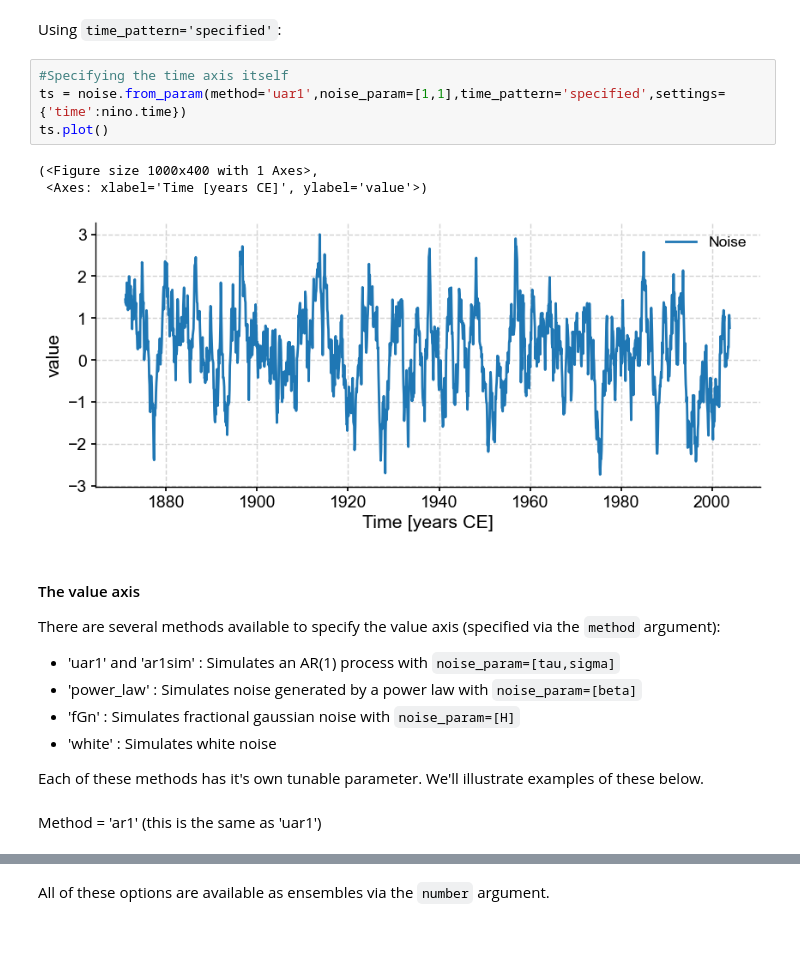
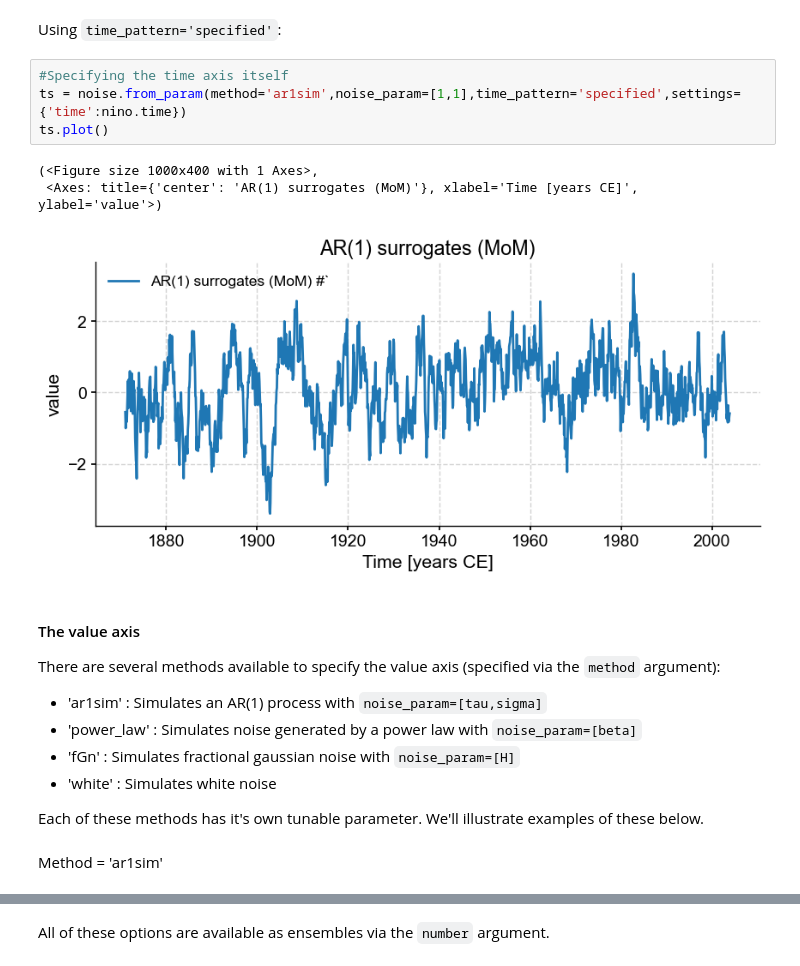
Before and after one commit to LinkedEarth/PaleoBeasts, a Jupyter notebook: notebooks/noise_demo.ipynb, the cells around one changed output, grey strips where cells are left out. Cells and saved outputs as stored; diff of their text form; blank space fills up the shorter version.

```diff
--- a/notebooks/noise_demo.ipynb
+++ b/notebooks/noise_demo.ipynb
@@ -76,23 +75,23 @@ ts.plot()
 Using `time_pattern='specified'`:
 # %%
 #Specifying the time axis itself
-ts = noise.from_param(method='uar1',noise_param=[1,1],time_pattern='specified',settings={'time':nino.time})
+ts = noise.from_param(method='ar1sim',noise_param=[1,1],time_pattern='specified',settings={'time':nino.time})
 ts.plot()
 # %% [output]
 (<Figure size 1000x400 with 1 Axes>,
- <Axes: xlabel='Time [years CE]', ylabel='value'>)
+ <Axes: title={'center': 'AR(1) surrogates (MoM)'}, xlabel='Time [years CE]', ylabel='value'>)
-[figure, old version]
+[figure, new version]
 # %% [markdown]
 #### The value axis
 
 There are several methods available to specify the value axis (specified via the `method` argument):
 
-* 'uar1' and 'ar1sim' : Simulates an AR(1) process with `noise_param=[tau,sigma]`
+* 'ar1sim' : Simulates an AR(1) process with `noise_param=[tau,sigma]`
 * 'power_law' : Simulates noise generated by a power law with `noise_param=[beta]`
 * 'fGn' : Simulates fractional gaussian noise with `noise_param=[H]`
 * 'white' : Simulates white noise
 
 Each of these methods has it's own tunable parameter. We'll illustrate examples of these below.
-# %% [markdown]
-Method = 'ar1' (this is the same as 'uar1')
+# %% [markdown]
+Method = 'ar1sim'
 # %%
```
Also changed, not shown: parts of 17 cells of this notebook, 3 other files.
